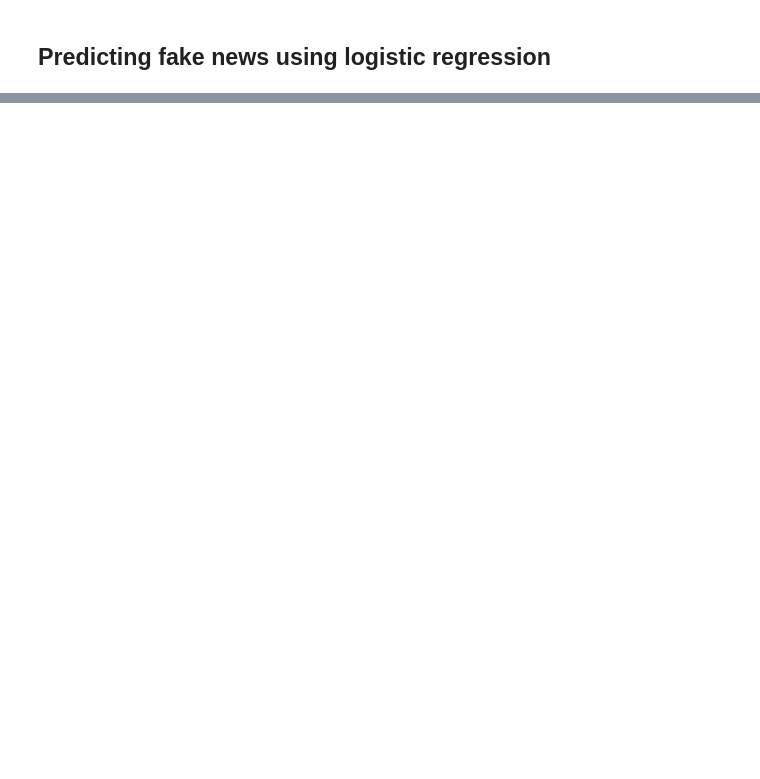
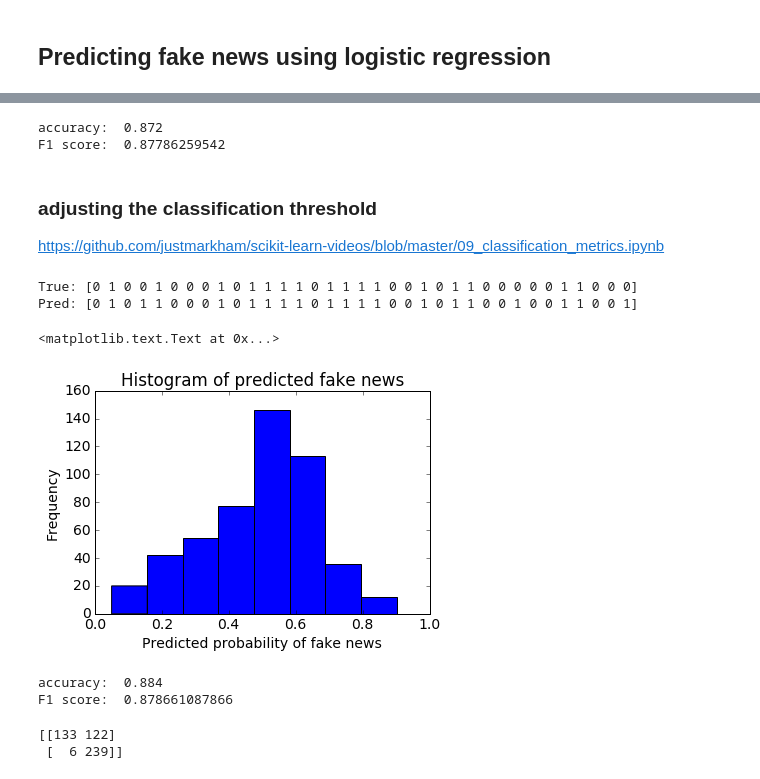
Before and after one commit to Fake-News-Project/Fake-News-Project, a Jupyter notebook: FakeNews_Prediction_NaiveBayes.ipynb, the cells around one changed output, grey strips where cells are left out. Drawn from its saved outputs; the diff is of its cells as text; code cells hidden in the pictures; blank space fills up the shorter version.

```diff
--- a/FakeNews_Prediction_NaiveBayes.ipynb
+++ b/FakeNews_Prediction_NaiveBayes.ipynb
@@ -261,0 +350,5 @@ metrics.accuracy_score(y_test, y_pred_class)
+# %%
+logreg2 = LogisticRegression()
+
+# train the model using X_train_dtm
+%time logreg2.fit(x_train_selected, y_train)
@@ -261,0 +362,52 @@ metrics.accuracy_score(y_test, y_pred_class)
+# %%
+# make class predictions for x_test_dtm
+y_pred_selected = logreg2.predict(x_test_selected)
+
+# calculate accuracy of class predictions
+metrics.accuracy_score(y_test, y_pred_selected)
+
+print("accuracy: ", metrics.accuracy_score(y_test, y_pred_selected))
+print("F1 score: ", f1_score(y_test,y_pred_selected))
+# %% [output]
+accuracy:  0.872
+F1 score:  0.87786259542
+# %% [markdown]
+### adjusting the classification threshold
+https://github.com/justmarkham/scikit-learn-videos/blob/master/09_classification_metrics.ipynb
+# %%
+# print the first 25 true and predicted responses
+print('True:', y_test.values[0:35])
+print('Pred:', y_pred_selected[0:35])
+# %% [output]
+True: [0 1 0 0 1 0 0 0 1 0 1 1 1 1 0 1 1 1 1 0 0 1 0 1 1 0 0 0 0 0 1 1 0 0 0]
+Pred: [0 1 0 1 1 0 0 0 1 0 1 1 1 1 0 1 1 1 1 0 0 1 0 1 1 0 0 1 0 0 1 1 0 0 1]
+# %%
+# store the predicted probabilities for class 1
+y_pred_prob = logreg2.predict_proba(x_test_selected)[:, 1]
+# %%
+plt.rcParams['font.size'] = 14
+# %%
+# histogram of predicted probabilities
+plt.hist(y_pred_prob, bins=8)
+plt.xlim(0, 1)
+plt.title('Histogram of predicted fake news')
+plt.xlabel('Predicted probability of fake news')
+plt.ylabel('Frequency')
+# %% [output]
+<matplotlib.text.Text at 0x...>
+[figure, added]
+# %%
+# predict diabetes if the predicted probability is greater than 0.54
+y_pred_new = binarize([y_pred_prob], 0.54)[0]
+
+print("accuracy: ", metrics.accuracy_score(y_test, y_pred_new))
+print("F1 score: ", f1_score(y_test,y_pred_new))
+# %% [output]
+accuracy:  0.884
+F1 score:  0.878661087866
+# %%
+# new confusion matrix (threshold of 0.3)
+print(metrics.confusion_matrix(y_test, y_pred_new))
+# %% [output]
+[[133 122]
+ [  6 239]]
```
Also changed, not shown: parts of 43 cells of this notebook, 1 other file.
